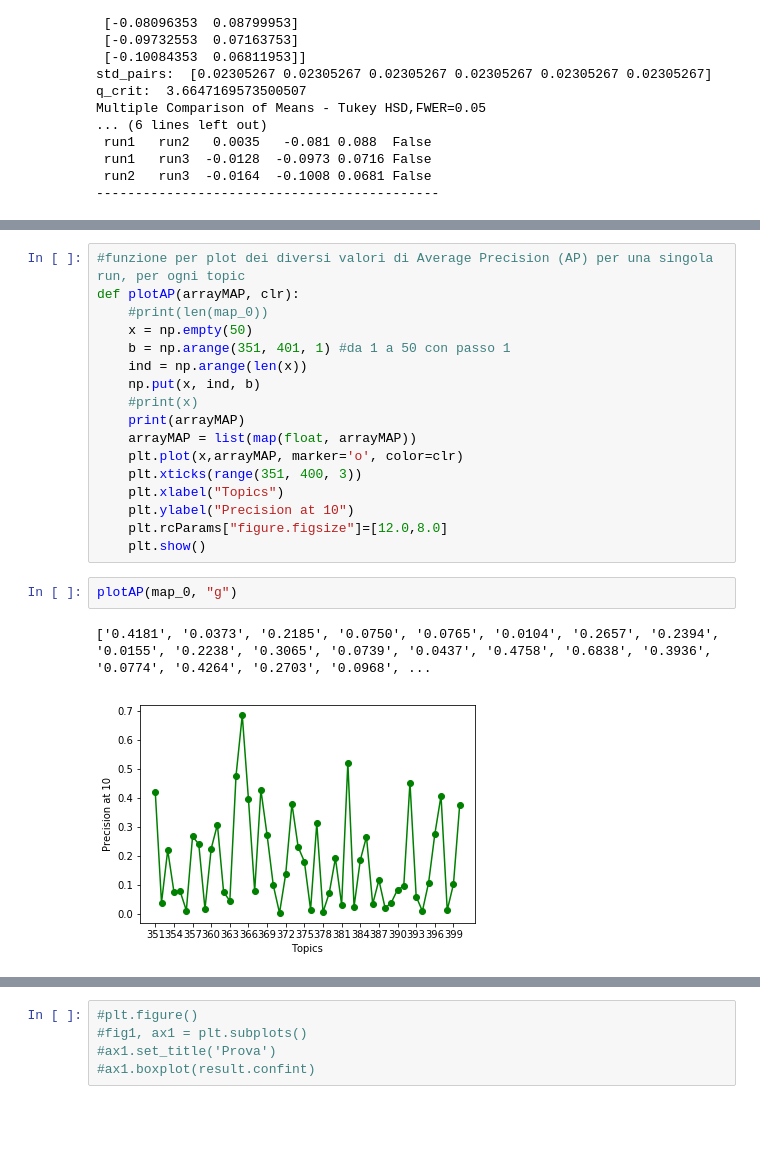
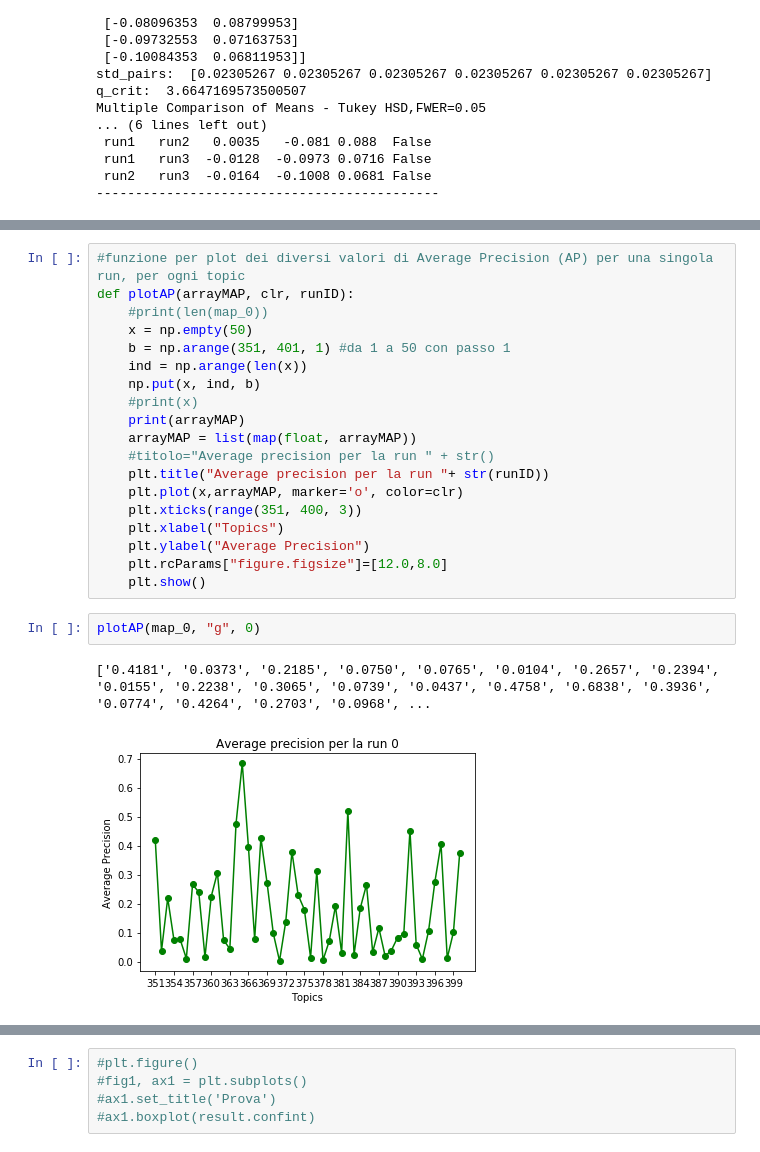
Before and after one commit to yleniag/Information-Retrival-Homework-1, a Jupyter notebook: Homework1-IR.ipynb, the cells around one changed output, grey strips where cells are left out. Drawn from its saved outputs; the diff is of its cells as text; blank space fills up the shorter version.

```diff
--- a/Homework1-IR.ipynb
+++ b/Homework1-IR.ipynb
@@ -181,6 +184,6 @@ plt.show()
 # %%
 #funzione per plot dei diversi valori di Average Precision (AP) per una singola run, per ogni topic
-def plotAP(arrayMAP, clr):
+def plotAP(arrayMAP, clr, runID):
     #print(len(map_0))
     x = np.empty(50)
     b = np.arange(351, 401, 1) #da 1 a 50 con passo 1
@@ -189,15 +192,17 @@ def plotAP(arrayMAP, clr):
     #print(x)
     print(arrayMAP)
     arrayMAP = list(map(float, arrayMAP))
+    #titolo="Average precision per la run " + str()
+    plt.title("Average precision per la run "+ str(runID))
     plt.plot(x,arrayMAP, marker='o', color=clr)
     plt.xticks(range(351, 400, 3))
     plt.xlabel("Topics")
-    plt.ylabel("Precision at 10")
+    plt.ylabel("Average Precision")
     plt.rcParams["figure.figsize"]=[12.0,8.0]
     plt.show()
 # %%
-plotAP(map_0, "g")
+plotAP(map_0, "g", 0)
 # %% [output]
 ['0.4181', '0.0373', '0.2185', '0.0750', '0.0765', '0.0104', '0.2657', '0.2394', '0.0155', '0.2238', '0.3065', '0.0739', '0.0437', '0.4758', '0.6838', '0.3936', '0.0774', '0.4264', '0.2703', '0.0968', ...
-[figure, old version]
+[figure, new version]
 # %%
```
Also changed, not shown: parts of 6 cells of this notebook.
